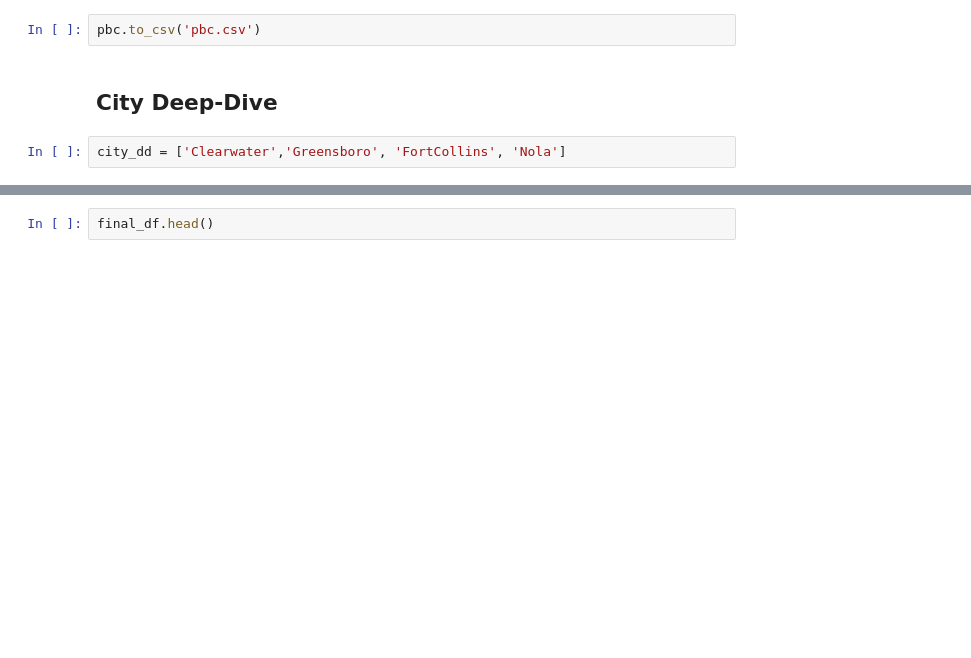
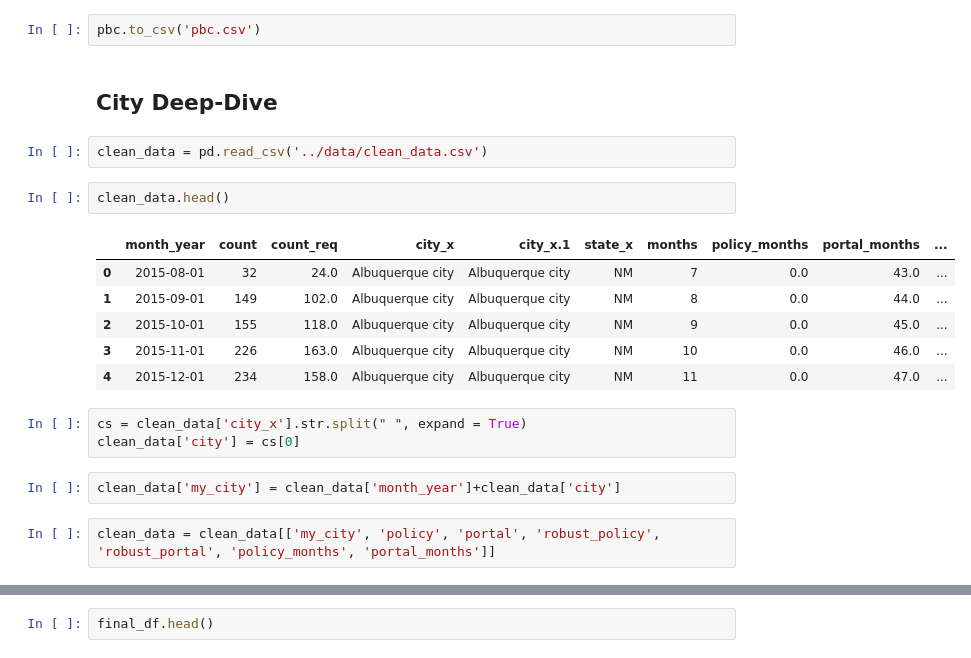
Before and after one commit to alenastern/Sunlight_FOIA, a Jupyter notebook: src/analysis/PRR_Topic_Popularity_LDA.ipynb, the cells around one changed output, grey strips where cells are left out. Drawn from its saved outputs; the diff is of its cells as text; blank space fills up the shorter version.

```diff
--- a/src/analysis/PRR_Topic_Popularity_LDA.ipynb
+++ b/src/analysis/PRR_Topic_Popularity_LDA.ipynb
@@ -1102,5 +1311,21 @@ pbc = pop_by_city(final_fp, city_list, 60, .2, False)
 pbc.to_csv('pbc.csv')
 # %% [markdown]
 ## City Deep-Dive
-# %%
-city_dd = ['Clearwater','Greensboro', 'FortCollins', 'Nola']
+# %%
+clean_data = pd.read_csv('../data/clean_data.csv')
+# %%
+clean_data.head()
+# %% [output]
+|  | month_year | count | count_req | city_x | city_x.1 | state_x | months | policy_months | portal_months | ... |
+| 0 | 2015-08-01 | 32 | 24.0 | Albuquerque city | Albuquerque city | NM | 7 | 0.0 | 43.0 | ... |
+| 1 | 2015-09-01 | 149 | 102.0 | Albuquerque city | Albuquerque city | NM | 8 | 0.0 | 44.0 | ... |
+| 2 | 2015-10-01 | 155 | 118.0 | Albuquerque city | Albuquerque city | NM | 9 | 0.0 | 45.0 | ... |
+| 3 | 2015-11-01 | 226 | 163.0 | Albuquerque city | Albuquerque city | NM | 10 | 0.0 | 46.0 | ... |
+| 4 | 2015-12-01 | 234 | 158.0 | Albuquerque city | Albuquerque city | NM | 11 | 0.0 | 47.0 | ... |
+# %%
+cs = clean_data['city_x'].str.split(" ", expand = True)
+clean_data['city'] = cs[0]
+# %%
+clean_data['my_city'] = clean_data['month_year']+clean_data['city']
+# %%
+clean_data = clean_data[['my_city', 'policy', 'portal', 'robust_policy', 'robust_portal', 'policy_months', 'portal_months']]
```
Also changed, not shown: parts of 43 cells of this notebook.
